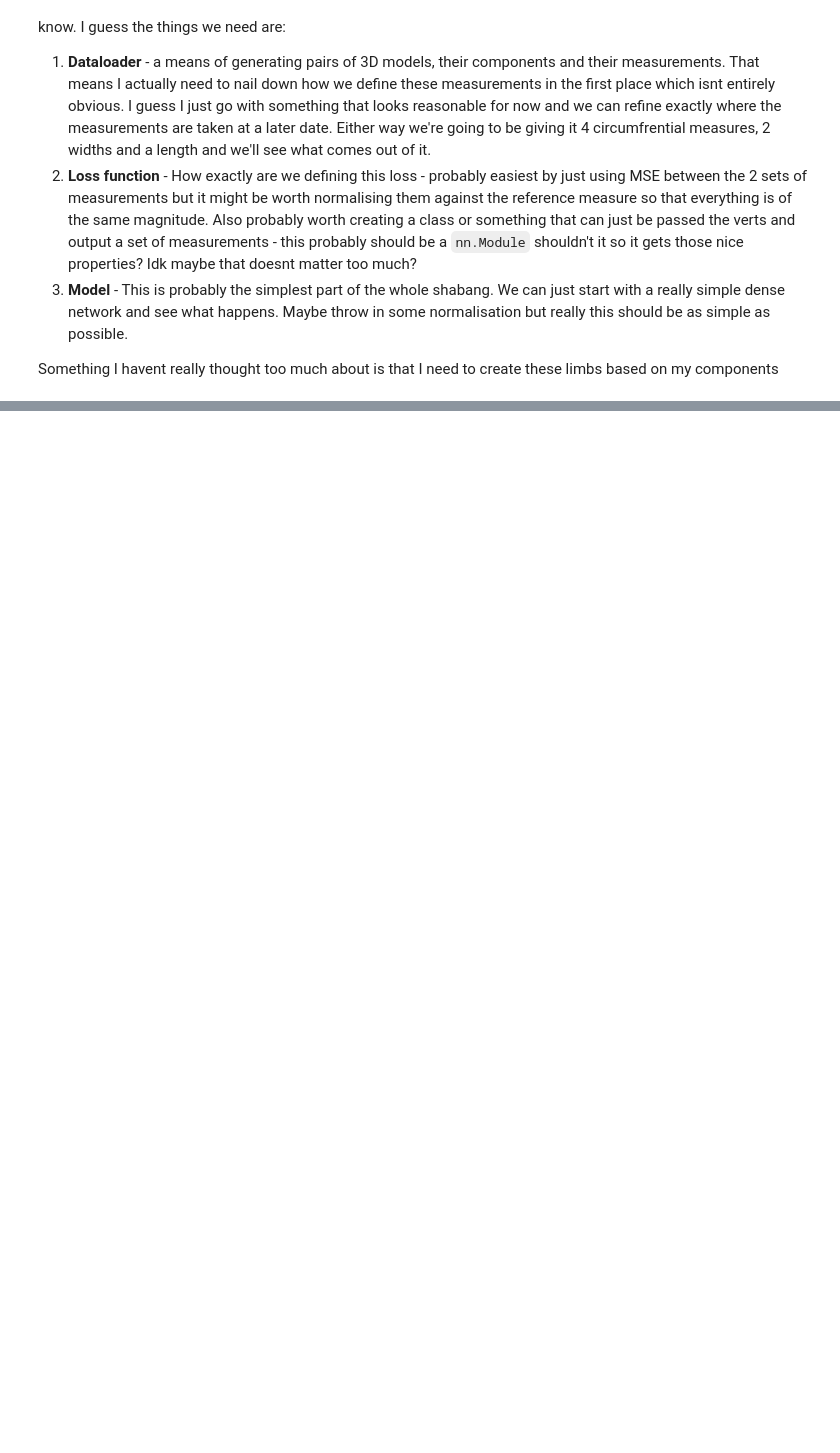
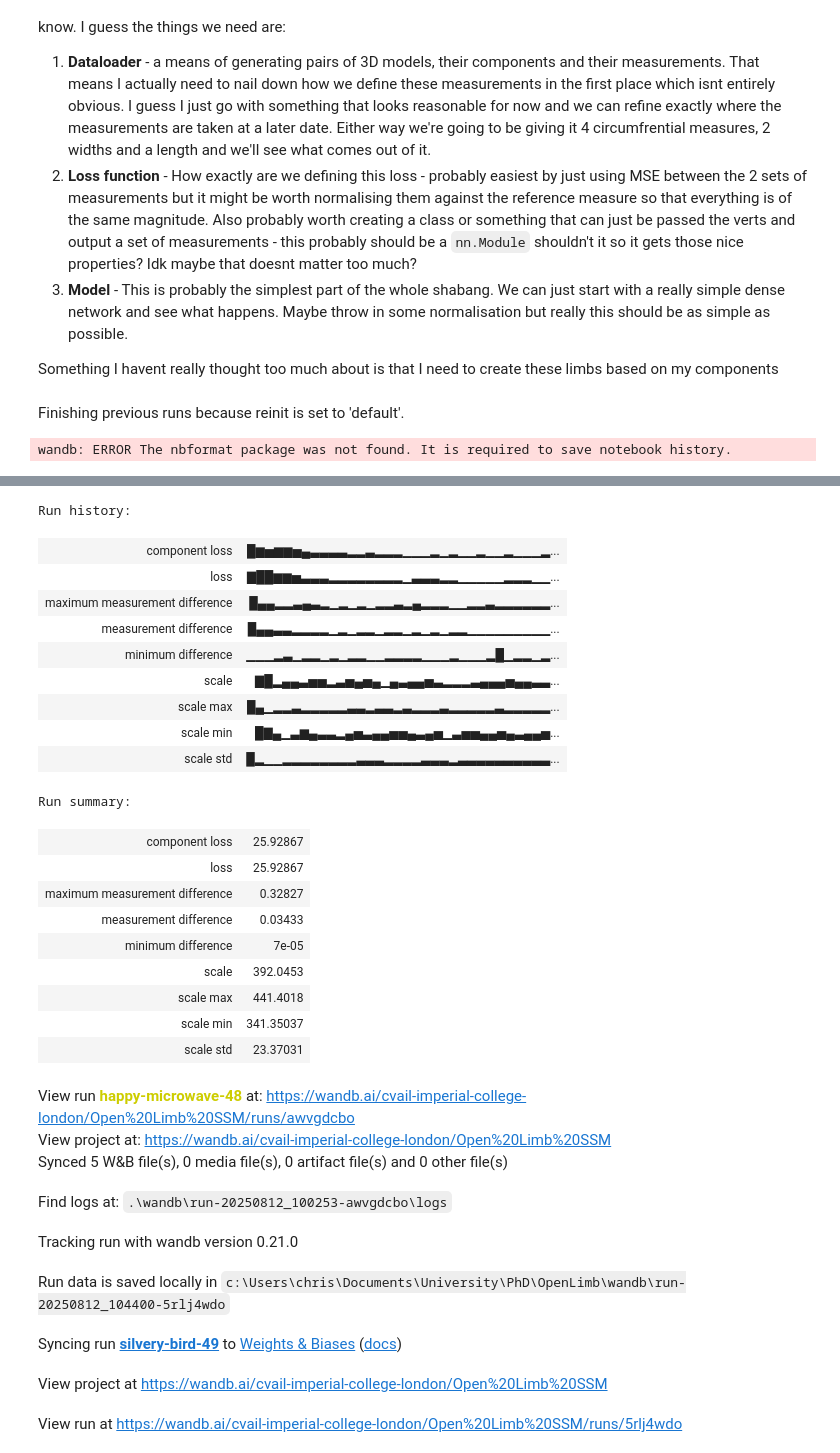
Before and after one commit to chrisvail/OpenLimb, a Jupyter notebook: SSM_Driver.ipynb, the cells around one changed output, grey strips where cells are left out. Cells and saved outputs as stored; diff of their text form; code cells hidden in the pictures; blank space fills up the shorter version.

```diff
--- a/SSM_Driver.ipynb
+++ b/SSM_Driver.ipynb
@@ -46,12 +47,15 @@ config = {
     "lr": 1e-2,
     "eta_min": 0.00001,
     "batch_size": 256,
-    "log": False,
+    "log": True,
     "seed": 42,
-    "epochs":500,
+    "epochs":200,
 }
 
 torch.manual_seed(config["seed"])
 
 if config["log"]:
     wandb.init(project="Open Limb SSM", config=config)
+# %% [output]
+Finishing previous runs because reinit is set to 'default'.
+wandb: ERROR The nbformat package was not found. It is required to save notebook history.
@@ -58,3 +63,32 @@ if config["log"]:
+Run history:
+| component loss | █▆▅▆▆▅▄▃▃▃▃▂▂▃▂▂▂▁▁▁▂▁▂▁▁▂▁▁▂▁▁▁▂... |
+| loss | ▇██▆▆▅▃▃▃▂▂▂▂▂▂▂▂▁▃▃▃▂▂▁▁▁▁▁▂▂▂▁▁... |
+| maximum measurement difference | █▄▄▂▂▃▄▃▂▁▂▁▂▁▂▂▃▂▄▂▂▂▁▁▂▂▃▂▂▂▂▂▂... |
+| measurement difference | █▄▄▃▃▂▂▂▂▁▂▁▂▂▁▂▂▁▂▁▂▁▂▂▁▁▁▁▁▁▁▁▁... |
+| minimum difference | ▁▁▁▂▃▁▂▂▁▂▁▂▂▁▁▂▂▂▂▁▁▁▂▁▁▁▂█▁▂▂▁▂... |
+| scale | ▇█▂▄▄▃▅▅▂▃▅▄▅▄▁▄▃▄▄▅▃▂▂▂▃▄▄▄▅▄▄▃▃... |
+| scale max | █▄▁▂▂▃▂▂▂▂▂▃▃▂▃▃▂▃▂▂▂▃▂▂▂▂▂▃▂▂▂▂▂... |
+| scale min | █▇▄▁▃▆▄▃▃▂▄▅▃▄▄▅▅▄▃▄▅▁▃▅▅▄▄▅▄▃▄▄▅... |
+| scale std | █▂▁▁▂▂▂▂▂▂▂▂▃▃▃▂▂▂▂▃▃▃▂▃▃▃▃▃▃▃▃▃▃... |
+Run summary:
+| component loss | 25.92867 |
+| loss | 25.92867 |
+| maximum measurement difference | 0.32827 |
+| measurement difference | 0.03433 |
+| minimum difference | 7e-05 |
+| scale | 392.0453 |
+| scale max | 441.4018 |
+| scale min | 341.35037 |
+| scale std | 23.37031 |
+View run happy-microwave-48 at: https://wandb.ai/cvail-imperial-college-london/Open%20Limb%20SSM/runs/awvgdcbo
+View project at: https://wandb.ai/cvail-imperial-college-london/Open%20Limb%20SSM
+Synced 5 W&B file(s), 0 media file(s), 0 artifact file(s) and 0 other file(s)
+Find logs at: .\wandb\run-20250812_100253-awvgdcbo\logs
+Tracking run with wandb version 0.21.0
+Run data is saved locally in c:\Users\chris\Documents\University\PhD\OpenLimb\wandb\run-20250812_104400-5rlj4wdo
+Syncing run silvery-bird-49 to Weights & Biases (docs)
+View project at https://wandb.ai/cvail-imperial-college-london/Open%20Limb%20SSM
+View run at https://wandb.ai/cvail-imperial-college-london/Open%20Limb%20SSM/runs/5rlj4wdo
 # %%
 #| export
 class Measurements(nn.Module):
```
Also changed, not shown: parts of 6 cells of this notebook.
